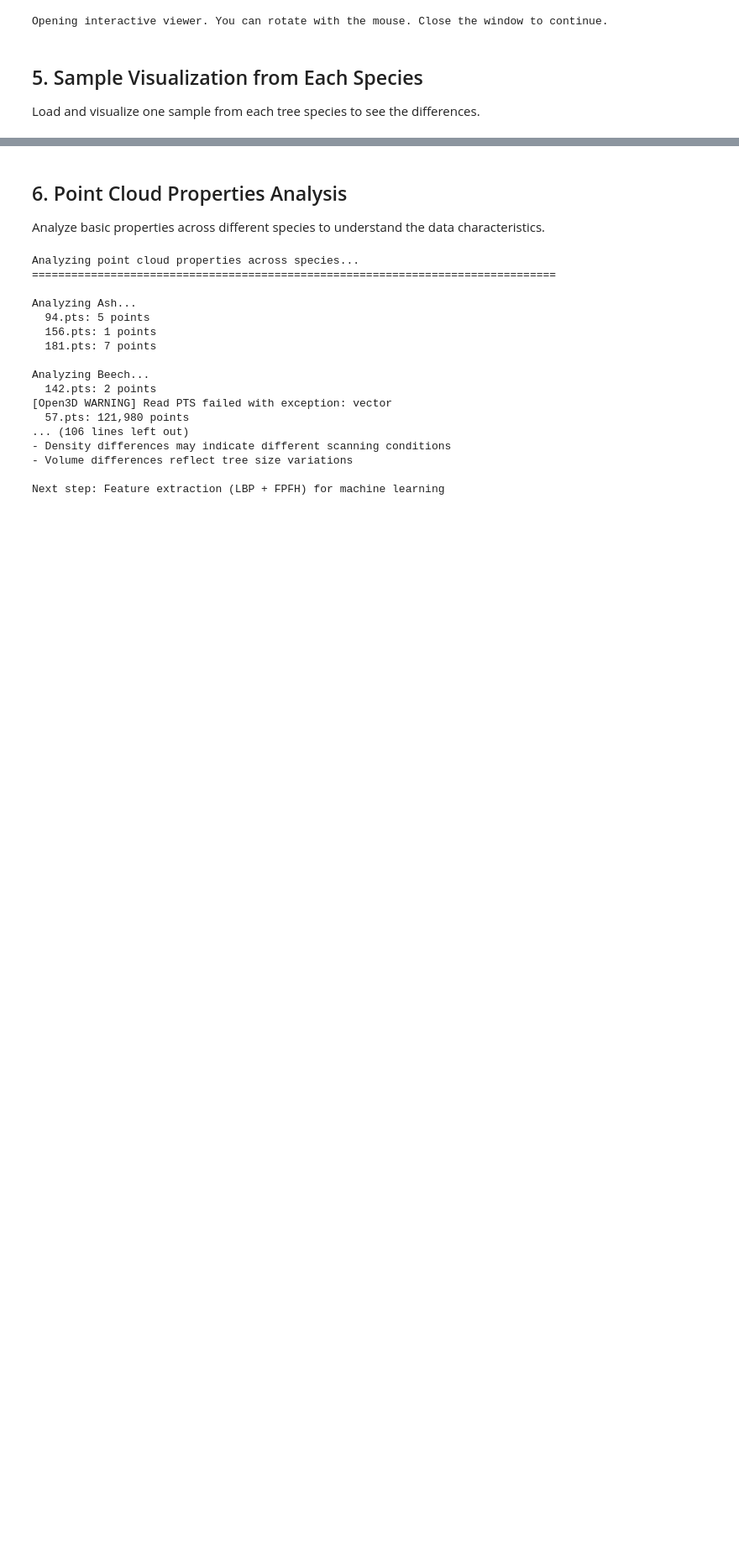
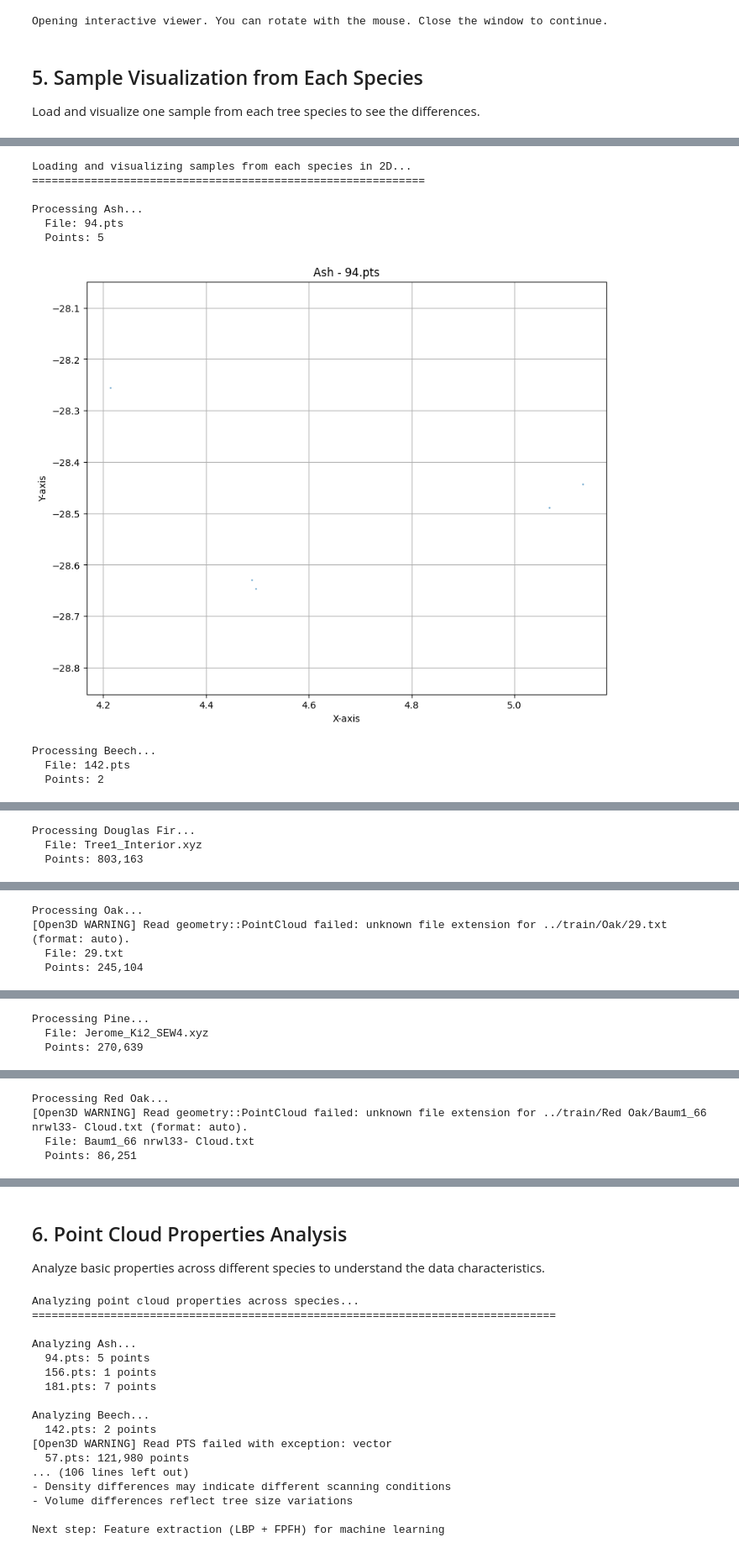
Before and after one commit to aarab-ayoub/Tree_Species_Classification, a Jupyter notebook: notebooks/data_visualization.ipynb, the cells around one changed output, grey strips where cells are left out. Shown at 84% size. Drawn from its saved outputs; the diff is of its cells as text; code cells hidden in the pictures; blank space fills up the shorter version.

```diff
--- a/notebooks/data_visualization.ipynb
+++ b/notebooks/data_visualization.ipynb
@@ -167,7 +167,6 @@ def load_point_cloud(file_path):
         return None
 
 def get_sample_files(species, split, count=1):
-    """Get sample files for a specific species and split."""
     species_path = base_path / split / species
     if not species_path.exists():
         return []
@@ -270,0 +274,56 @@ Visualization complete!
+# %%
+#using matploitlib for 2D visualization
+def plot_point_cloud(pcd, title="Point Cloud"):
+	"""
+	Plots a 2D projection of the point cloud using matplotlib.
+	"""
+	if pcd is None:
+		print("Cannot visualize an empty point cloud.")
+		return
+
+	points = np.asarray(pcd.points)
+
+	# Create a 2D scatter plot
+	plt.figure(figsize=(10, 8))
+	plt.scatter(points[:, 0], points[:, 1], s=1, alpha=0.5)
+	plt.title(title)
+	plt.xlabel("X-axis")
+	plt.ylabel("Y-axis")
+	plt.axis('equal')
+	plt.grid(True)
+	plt.show()
+
+print("Loading and visualizing samples from each species in 2D...")
+print("=" * 60)
+
+for species in sorted(stats['train'].keys()):
+	print(f"\nProcessing {species}...")
+
+	sample_files = get_sample_files(species, "train", 1)
+
+	if sample_files:
+		sample_file = sample_files[0]
+		point_cloud_obj = load_point_cloud(sample_file)
+
+		if point_cloud_obj is not None:
+			points_array = np.asarray(point_cloud_obj.points)
+			print(f"  File: {sample_file.name}")
+			print(f"  Points: {len(points_array):,}")
+
+			# Plot the point cloud in 2D
+			plot_point_cloud(point_cloud_obj, f"{species} - {sample_file.name}")
+		else:
+			print(f"  Failed to load: {sample_file.name}")
+	else:
+		print(f"  No files found for {species}")
+# %% [output]
+Loading and visualizing samples from each species in 2D...
+============================================================
+
+Processing Ash...
+  File: 94.pts
+  Points: 5
+[figure, added]
+Processing Beech...
+  File: 142.pts
+  Points: 2
@@ -270,0 +331,3 @@ Visualization complete!
+Processing Douglas Fir...
+  File: Tree1_Interior.xyz
+  Points: 803,163
@@ -270,0 +335,4 @@ Visualization complete!
+Processing Oak...
+[Open3D WARNING] Read geometry::PointCloud failed: unknown file extension for ../train/Oak/29.txt (format: auto).
+  File: 29.txt
+  Points: 245,104
@@ -270,0 +340,3 @@ Visualization complete!
+Processing Pine...
+  File: Jerome_Ki2_SEW4.xyz
+  Points: 270,639
@@ -270,0 +344,4 @@ Visualization complete!
+Processing Red Oak...
+[Open3D WARNING] Read geometry::PointCloud failed: unknown file extension for ../train/Red Oak/Baum1_66 nrwl33- Cloud.txt (format: auto).
+  File: Baum1_66 nrwl33- Cloud.txt
+  Points: 86,251
```
Also changed, not shown: parts of 3 cells of this notebook, 1 other file.
